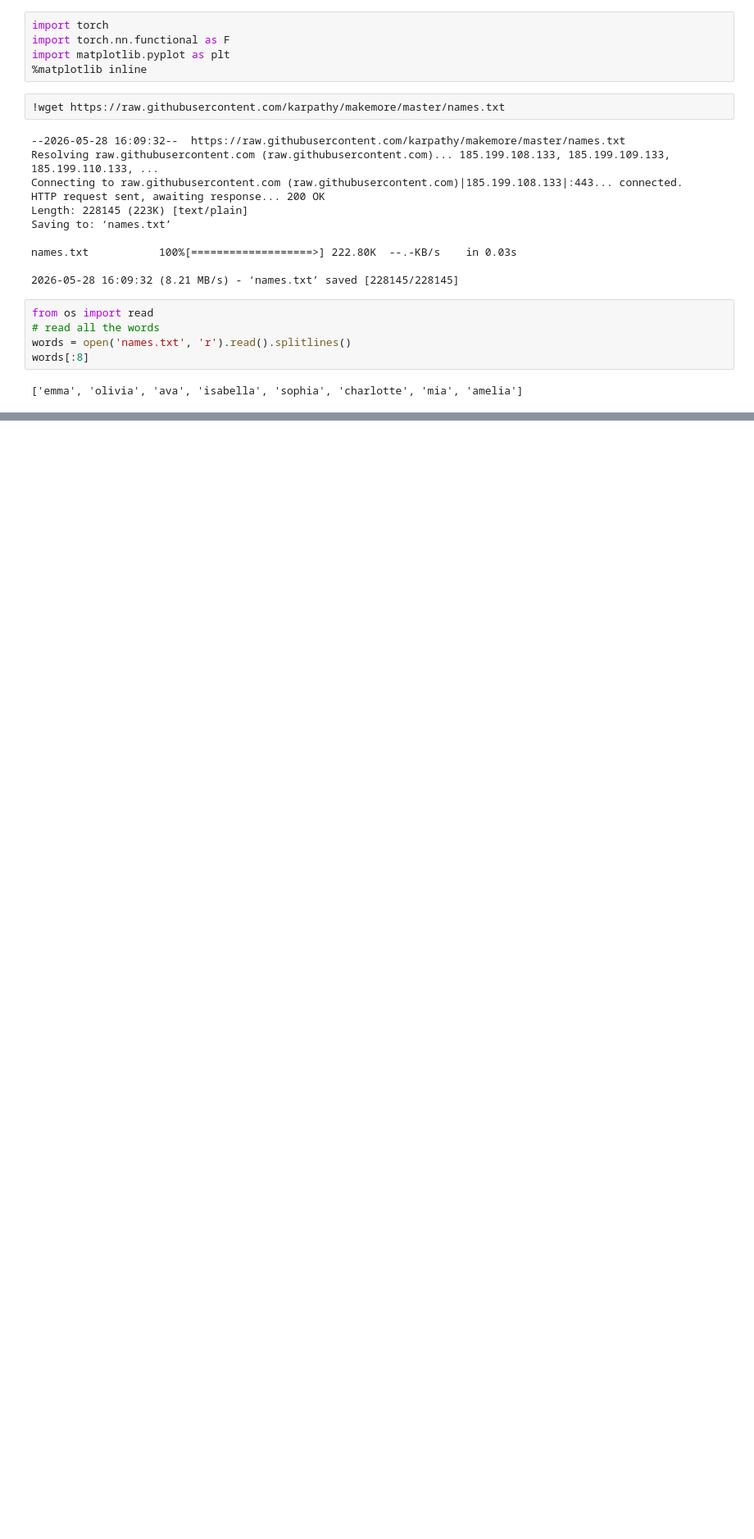
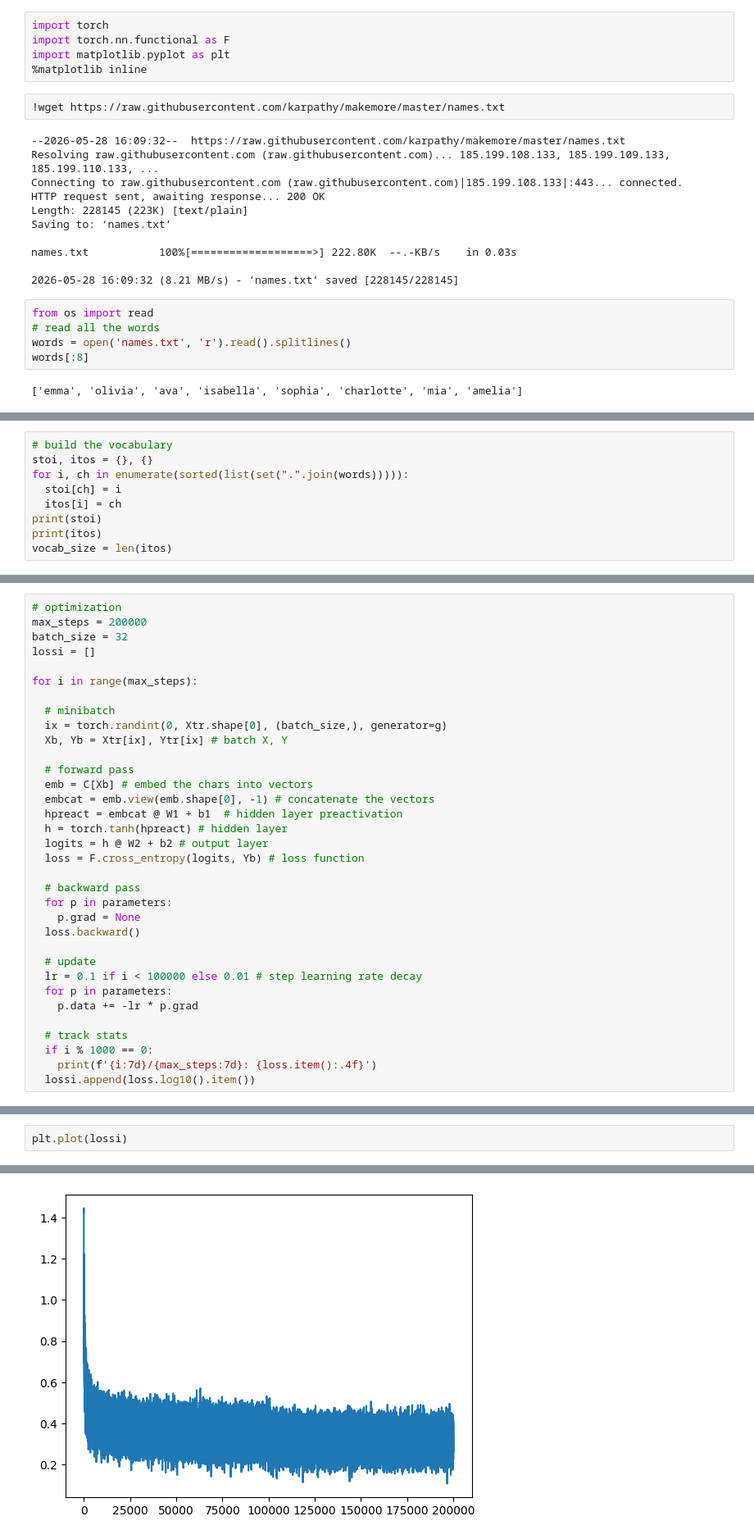
Before and after one commit to ghimireniraj2/ai-ml-colab-playbooks, a Jupyter notebook: makemore_part3.ipynb, the cells around one changed output, grey strips where cells are left out. Shown at 82% size. Cells and saved outputs as stored; diff of their text form; blank space fills up the shorter version.

Commit message:
Starting point from part 2 with optimization

```diff
--- a/makemore_part3.ipynb
+++ b/makemore_part3.ipynb
@@ -25,0 +30,9 @@ words[:8]
+# %%
+# build the vocabulary
+stoi, itos = {}, {}
+for i, ch in enumerate(sorted(list(set(".".join(words))))):
+  stoi[ch] = i
+  itos[i] = ch
+print(stoi)
+print(itos)
+vocab_size = len(itos)
@@ -25,0 +98,34 @@ words[:8]
+# %%
+# optimization
+max_steps = 200000
+batch_size = 32
+lossi = []
+
+for i in range(max_steps):
+
+  # minibatch
+  ix = torch.randint(0, Xtr.shape[0], (batch_size,), generator=g)
+  Xb, Yb = Xtr[ix], Ytr[ix] # batch X, Y
+
+  # forward pass
+  emb = C[Xb] # embed the chars into vectors
+  embcat = emb.view(emb.shape[0], -1) # concatenate the vectors
+  hpreact = embcat @ W1 + b1  # hidden layer preactivation
+  h = torch.tanh(hpreact) # hidden layer
+  logits = h @ W2 + b2 # output layer
+  loss = F.cross_entropy(logits, Yb) # loss function
+
+  # backward pass
+  for p in parameters:
+    p.grad = None
+  loss.backward()
+
+  # update
+  lr = 0.1 if i < 100000 else 0.01 # step learning rate decay
+  for p in parameters:
+    p.data += -lr * p.grad
+
+  # track stats
+  if i % 1000 == 0:
+    print(f'{i:7d}/{max_steps:7d}: {loss.item():.4f}')
+  lossi.append(loss.log10().item())
@@ -25,0 +165,3 @@ words[:8]
+# %%
+plt.plot(lossi)
+# %% [output]
@@ -25,0 +169 @@ words[:8]
+[figure, added]
```
Also changed, not shown: parts of 11 cells of this notebook.
